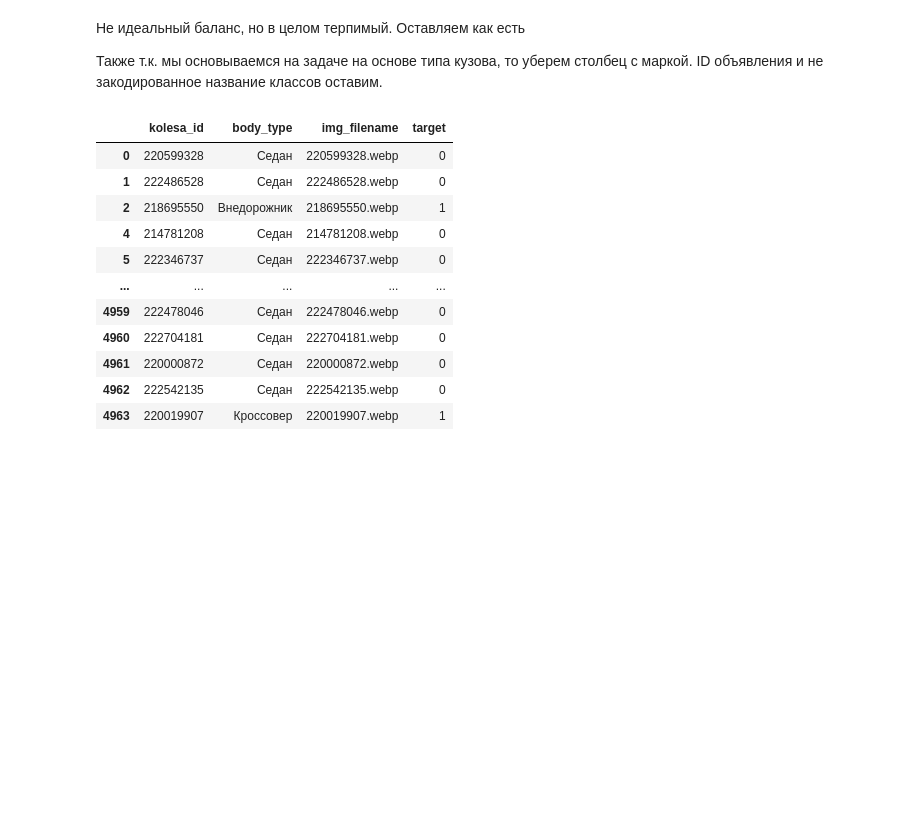
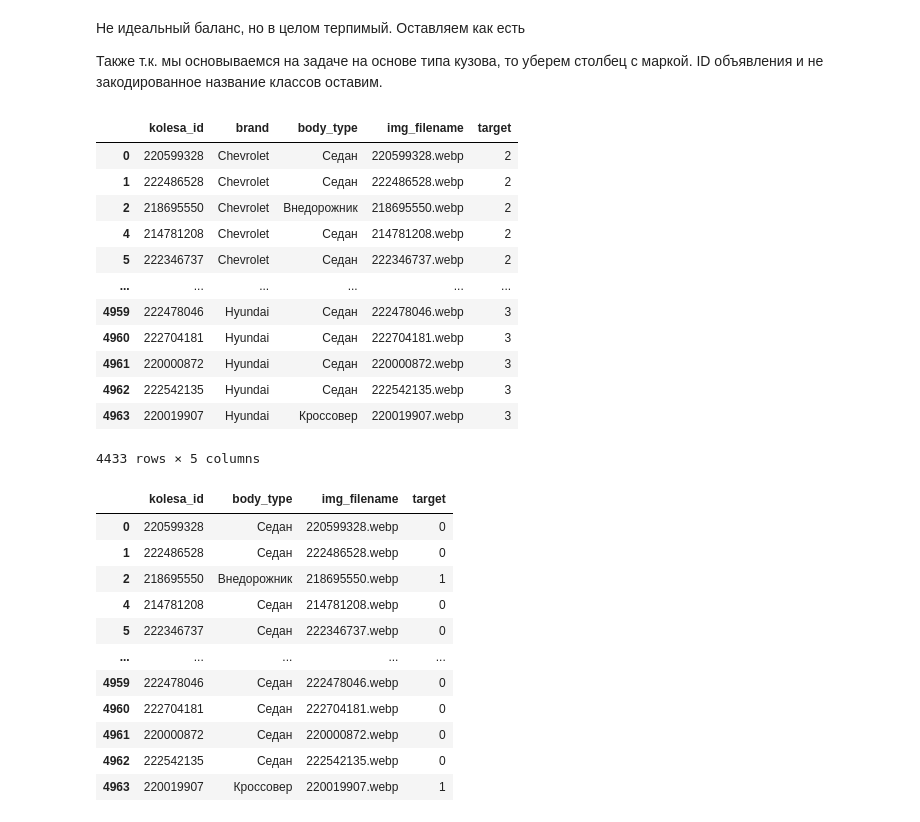
Before and after one commit to burtsev-sa/gp_5_DL, a Jupyter notebook: eda_prepro/image_eda.ipynb, the cells around one changed output. Saved outputs shown, nothing was run; the diff lists cells and outputs as text; code cells hidden in the pictures; blank space fills up the shorter version.

```diff
--- a/eda_prepro/image_eda.ipynb
+++ b/eda_prepro/image_eda.ipynb
@@ -77,6 +78,30 @@ plt.show()
 Не идеальный баланс, но в целом терпимый. Оставляем как есть
 
 Также т.к. мы основываемся на задаче на основе типа кузова, то уберем столбец с маркой. ID объявления и не закодированное название классов оставим.
+# %%
+df_brand = df.drop(columns='target')
+
+# https://www.geeksforgeeks.org/machine-learning/ml-label-encoding-of-datasets-in-python/
+from sklearn.preprocessing import LabelEncoder
+le = LabelEncoder()
+df_brand['target'] = le.fit_transform(df['brand'])
+
+df_brand.to_csv('../data/brand_df_images.csv', index=False)
+df_brand
+# %% [output]
+|  | kolesa_id | brand | body_type | img_filename | target |
+| 0 | 220599328 | Chevrolet | Седан | 220599328.webp | 2 |
+| 1 | 222486528 | Chevrolet | Седан | 222486528.webp | 2 |
+| 2 | 218695550 | Chevrolet | Внедорожник | 218695550.webp | 2 |
+| 4 | 214781208 | Chevrolet | Седан | 214781208.webp | 2 |
+| 5 | 222346737 | Chevrolet | Седан | 222346737.webp | 2 |
+| ... | ... | ... | ... | ... | ... |
+| 4959 | 222478046 | Hyundai | Седан | 222478046.webp | 3 |
+| 4960 | 222704181 | Hyundai | Седан | 222704181.webp | 3 |
+| 4961 | 220000872 | Hyundai | Седан | 220000872.webp | 3 |
+| 4962 | 222542135 | Hyundai | Седан | 222542135.webp | 3 |
+| 4963 | 220019907 | Hyundai | Кроссовер | 220019907.webp | 3 |
+4433 rows × 5 columns
 # %%
 df = df.drop(columns=['brand'])
 df
```
Also changed, not shown: parts of 4 cells of this notebook, 16 other files.
